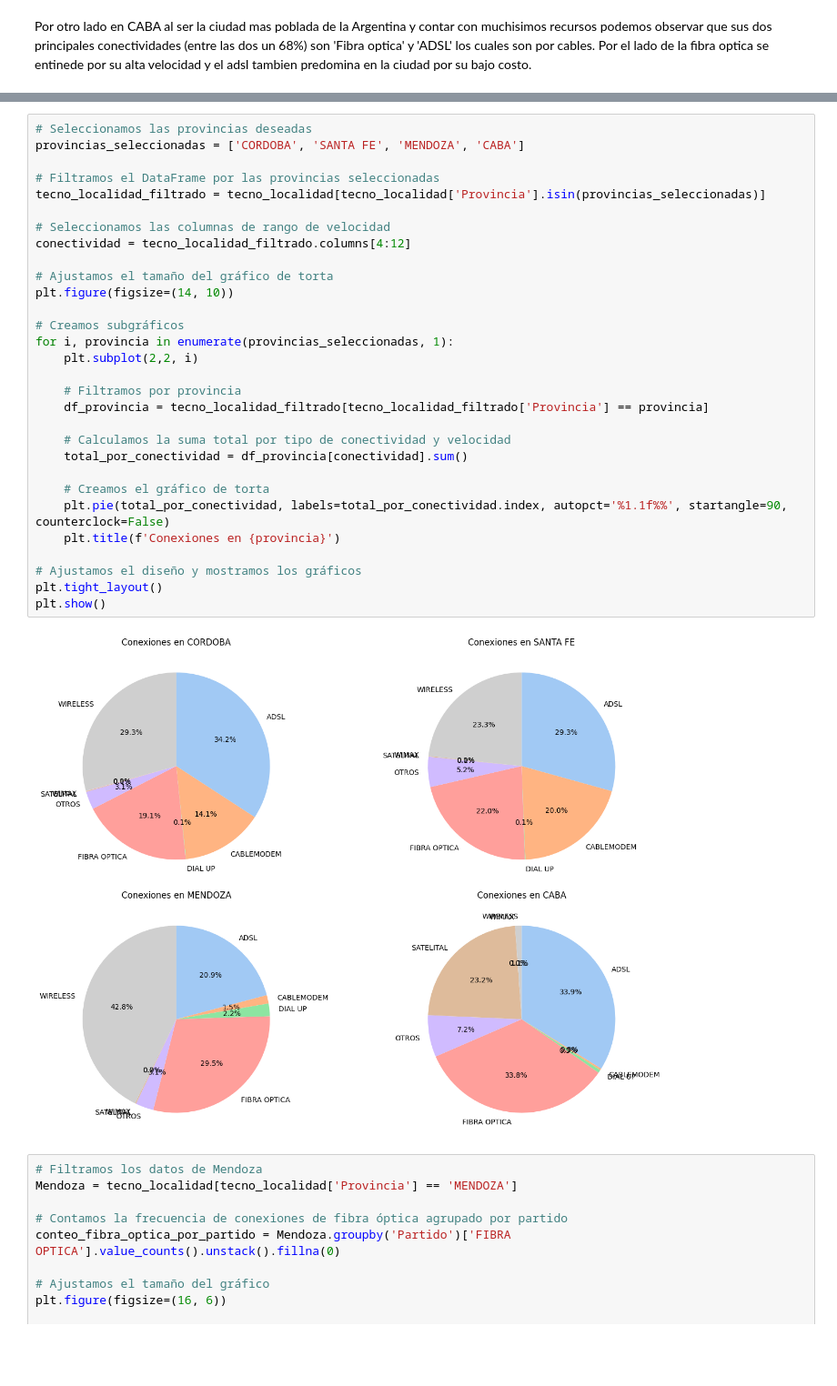
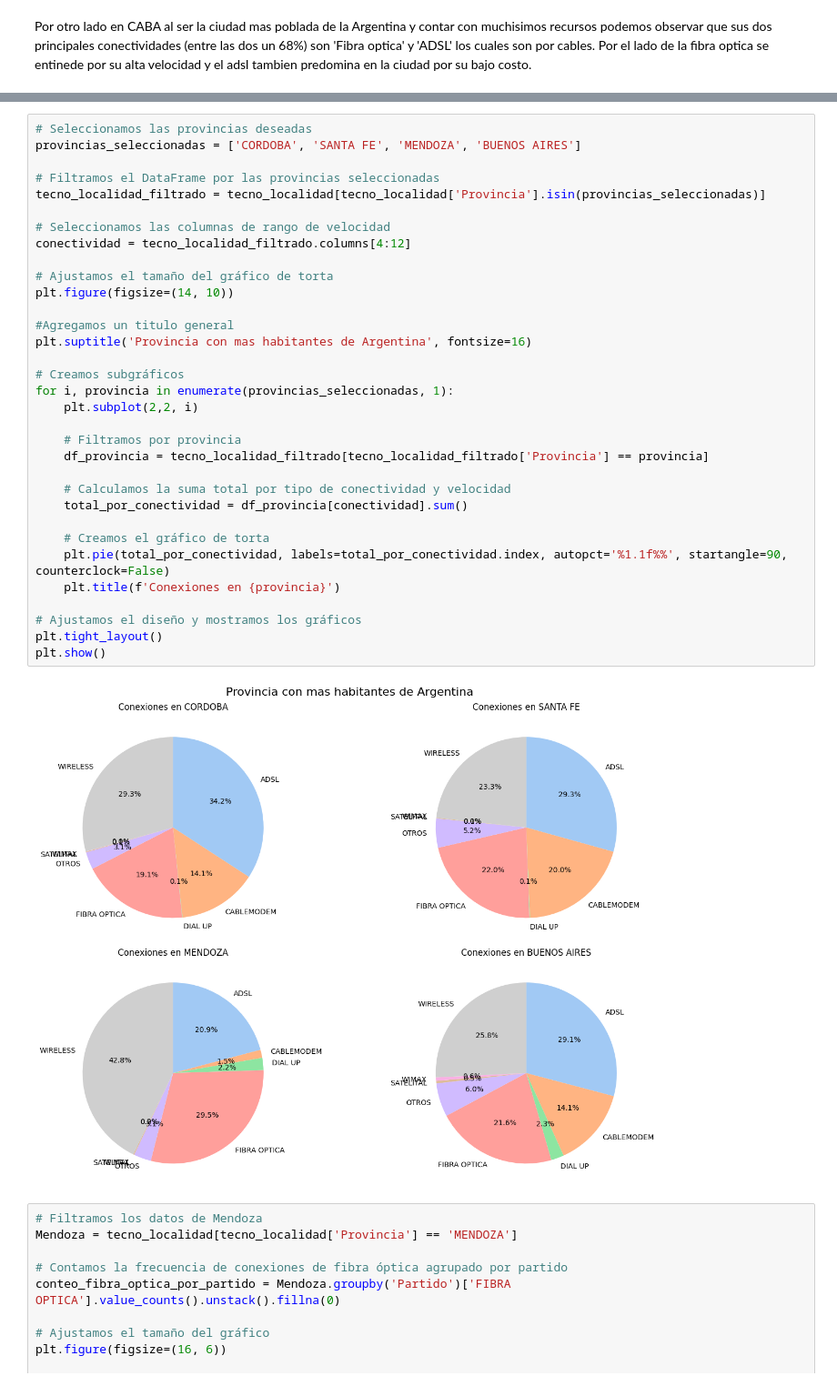
Before and after one commit to leaibarra/proyecto_2_lea, a Jupyter notebook: EDA_y_ETL.ipynb, the cells around one changed output, grey strips where cells are left out. Shown at 91% size. Cells and saved outputs as stored; diff of their text form; blank space fills up the shorter version.

```diff
--- a/EDA_y_ETL.ipynb
+++ b/EDA_y_ETL.ipynb
@@ -465,35 +468,38 @@ En San Luis como ya explicamos que predomina el Wireless ya que su gobierno prop
 # %%
 # Seleccionamos las provincias deseadas
-provincias_seleccionadas = ['CORDOBA', 'SANTA FE', 'MENDOZA', 'CABA']
+provincias_seleccionadas = ['CORDOBA', 'SANTA FE', 'MENDOZA', 'BUENOS AIRES']
 
 # Filtramos el DataFrame por las provincias seleccionadas
 tecno_localidad_filtrado = tecno_localidad[tecno_localidad['Provincia'].isin(provincias_seleccionadas)]
 
 # Seleccionamos las columnas de rango de velocidad
 conectividad = tecno_localidad_filtrado.columns[4:12]
 
 # Ajustamos el tamaño del gráfico de torta
 plt.figure(figsize=(14, 10))
+
+#Agregamos un titulo general
+plt.suptitle('Provincia con mas habitantes de Argentina', fontsize=16)
 
 # Creamos subgráficos
 for i, provincia in enumerate(provincias_seleccionadas, 1):
     plt.subplot(2,2, i)
 
     # Filtramos por provincia
     df_provincia = tecno_localidad_filtrado[tecno_localidad_filtrado['Provincia'] == provincia]
 
     # Calculamos la suma total por tipo de conectividad y velocidad
     total_por_conectividad = df_provincia[conectividad].sum()
 
     # Creamos el gráfico de torta
     plt.pie(total_por_conectividad, labels=total_por_conectividad.index, autopct='%1.1f%%', startangle=90, counterclock=False)
     plt.title(f'Conexiones en {provincia}')
 
 # Ajustamos el diseño y mostramos los gráficos
 plt.tight_layout()
 plt.show()
 # %% [output]
-[figure, old version]
+[figure, new version]
 # %%
 # Filtramos los datos de Mendoza
 Mendoza = tecno_localidad[tecno_localidad['Provincia'] == 'MENDOZA']
```
Also changed, not shown: parts of 3 cells of this notebook.
